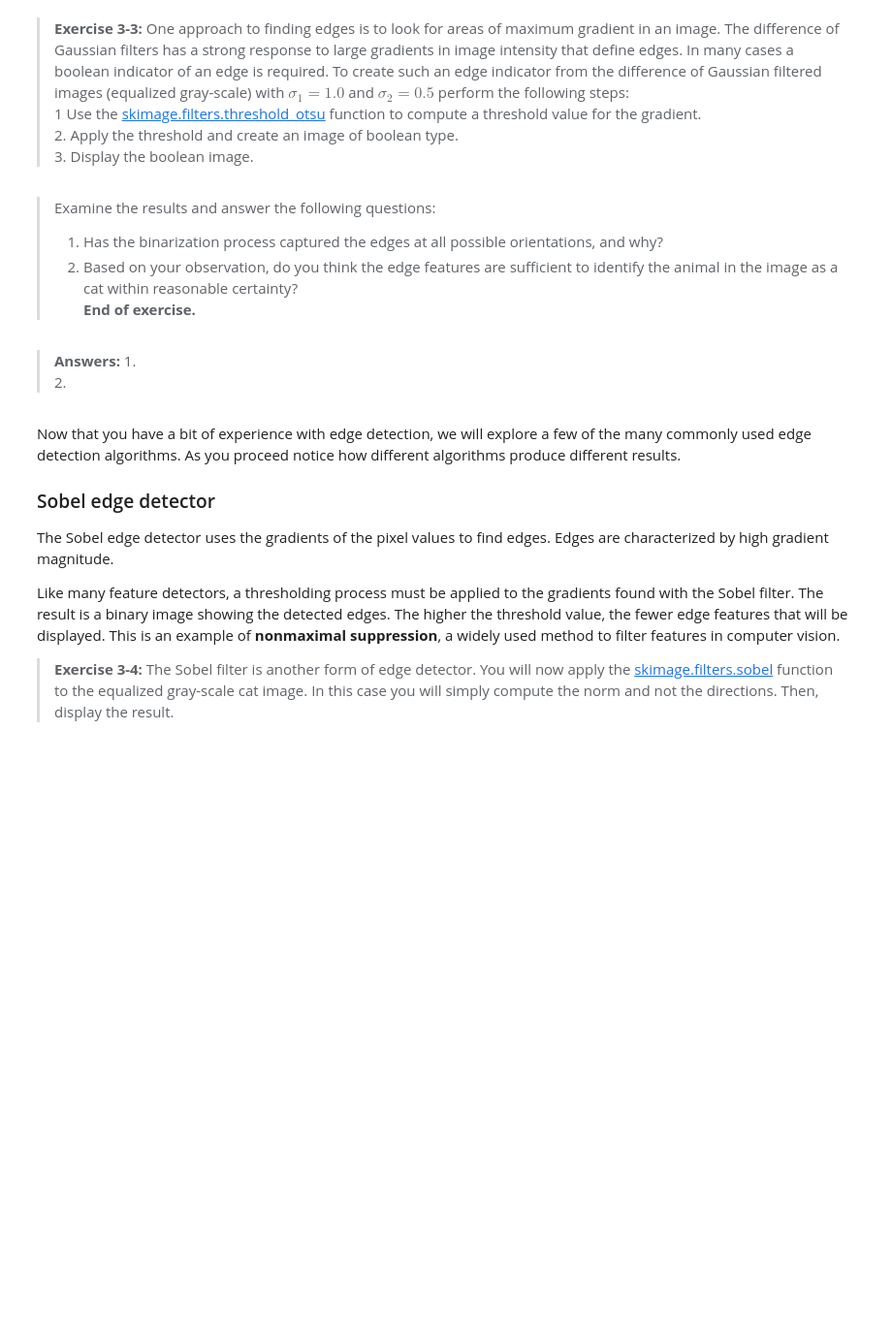
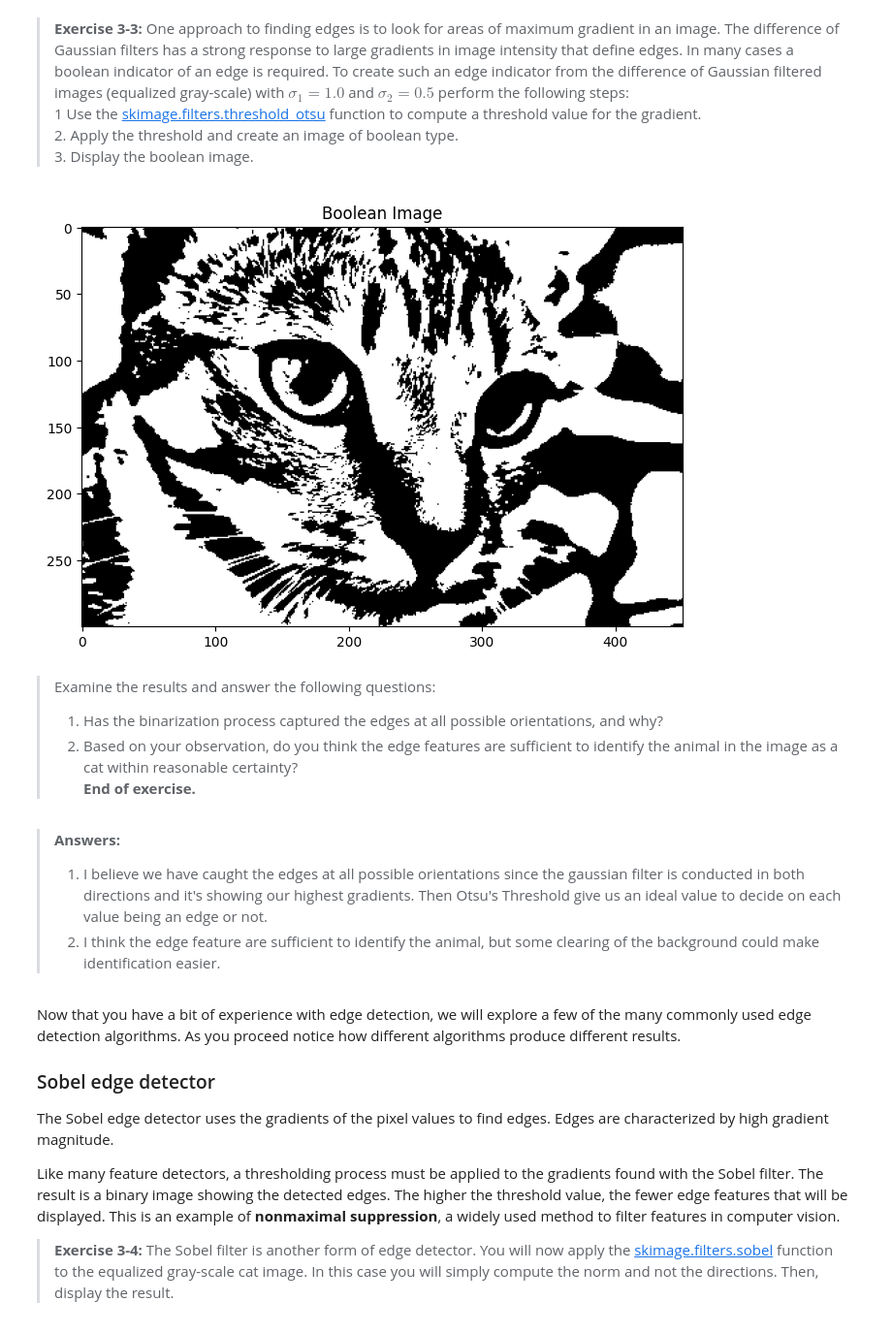
Before and after one commit to StephenElston/CSCI-E25, a Jupyter notebook: Labs/3_Features.ipynb, the cells around one changed output. Shown at 97% size. Cells and saved outputs as stored; diff of their text form; code cells hidden in the pictures; blank space fills up the shorter version.

```diff
--- a/Labs/3_Features.ipynb
+++ b/Labs/3_Features.ipynb
@@ -119,6 +130,15 @@ sigma2 = 0.5
 # %%
 s1=1.0
 ##  Your code goes here
+#1 Use the [skimage.filters.threshold_otsu](https://scikit-image.org/docs/stable/api/skimage.filters.html#skimage.filters.threshold_otsu) function to compute a threshold value for the gradient.
+threshold = skfilters.threshold_otsu(gaussian_diff)
+#2. Apply the threshold and create an image of boolean type.
+threshold_func = np.vectorize(lambda x: 0 if x < threshold else 1)
+bool_image = threshold_func(gaussian_diff)
+#3. Display the boolean image.
+plot_grayscale(bool_image, "Boolean Image")
+# %% [output]
+[figure, added]
 # %% [markdown]
 > Examine the results and answer the following questions:
 > 1. Has the binarization process captured the edges at all possible orientations, and why?
@@ -126,8 +146,8 @@ s1=1.0
 > **End of exercise.**
 # %% [markdown]
 > **Answers:**
-> 1.
-> 2.
+> 1.   I believe we have caught the edges at all possible orientations since the gaussian filter is conducted in both directions and it's showing our highest gradients. Then Otsu's Threshold give us an ideal value to decide on each value being an edge or not.
+> 2.   I think the edge feature are sufficient to identify the animal, but some clearing of the background could make identification easier.
 # %% [markdown]
 Now that you have a bit of experience with edge detection, we will explore a few of the many commonly used edge detection algorithms. As you proceed notice how different algorithms produce different results.
 
```
Also changed, not shown: parts of 6 cells of this notebook.
